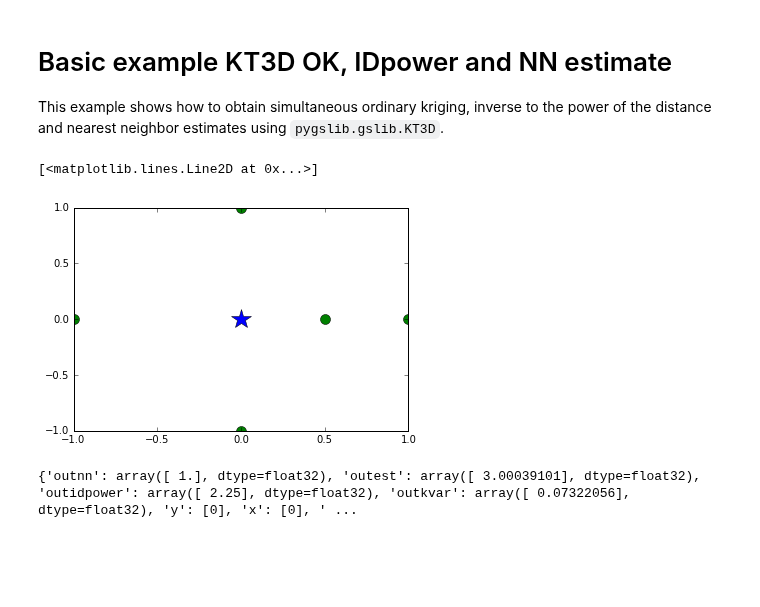
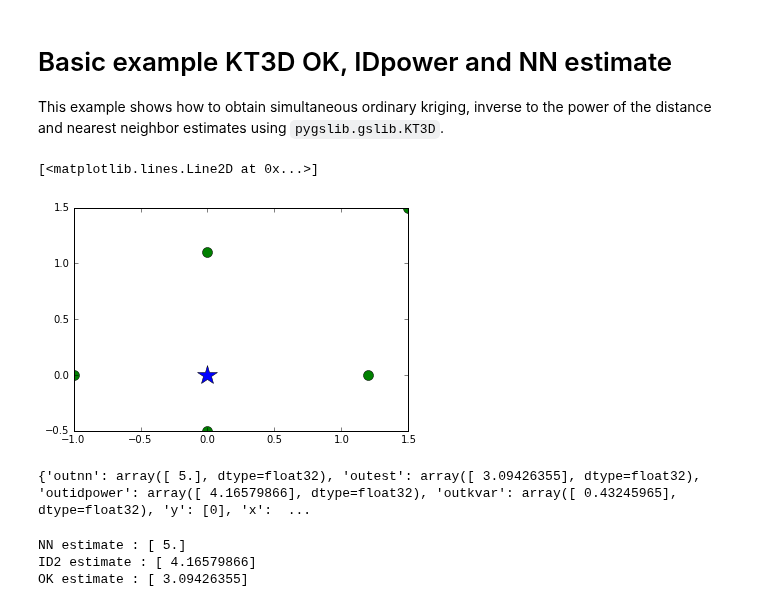
Before and after one commit to opengeostat/pygslib, a Jupyter notebook: pygslib/Ipython_templates/OK IDpower and NN estimate.ipynb, the cells around one changed output. Saved outputs shown, nothing was run; the diff lists cells and outputs as text; code cells hidden in the pictures; blank space fills up the shorter version.

Commit message:
Ipython notebook showing kriging + id2 + nn estimate

```diff
--- a/pygslib/Ipython_templates/OK IDpower and NN estimate.ipynb
+++ b/pygslib/Ipython_templates/OK IDpower and NN estimate.ipynb
@@ -13,22 +13,22 @@ import pygslib
 # %%
 # target point
 xc = [0]
 yc = [0]
 zc = [0]
 
 # data
-x = [0.5,1,0,-1,0]
-y = [0,0,1,0,-1]
+x = [1.5,1.2,0,-1,0]
+y = [1.5,0,1.1,0,-0.5]
 z = [0,0,0,0, 0]
 vr = [1,2,3,4,5]
 bhid = [1,2,3,4,5]
 
 # see points location
 plt.plot (xc,yc, '*', markersize=20)
 plt.plot (x,y, 'o',  markersize=10)
 # %% [output]
 [<matplotlib.lines.Line2D at 0x...>]
-[figure, old version]
+[figure, new version]
 # %%
 # creating parameter dictionary for estimation in one point
 kt3d_Parameters = {
@@ -89,4 +89,12 @@ estimate, debug, summary = pygslib.gslib.kt3d(kt3d_Parameters)
 # %%
 print estimate
 # %% [output]
-{'outnn': array([ 1.], dtype=float32), 'outest': array([ 3.00039101], dtype=float32), 'outidpower': array([ 2.25], dtype=float32), 'outkvar': array([ 0.07322056], dtype=float32), 'y': [0], 'x': [0], ' ...
+{'outnn': array([ 5.], dtype=float32), 'outest': array([ 3.09426355], dtype=float32), 'outidpower': array([ 4.16579866], dtype=float32), 'outkvar': array([ 0.43245965], dtype=float32), 'y': [0], 'x':  ...
+# %%
+print "NN estimate :", estimate['outnn']
+print "ID2 estimate :", estimate['outidpower']
+print "OK estimate :", estimate['outest']
+# %% [output]
+NN estimate : [ 5.]
+ID2 estimate : [ 4.16579866]
+OK estimate : [ 3.09426355]
```
